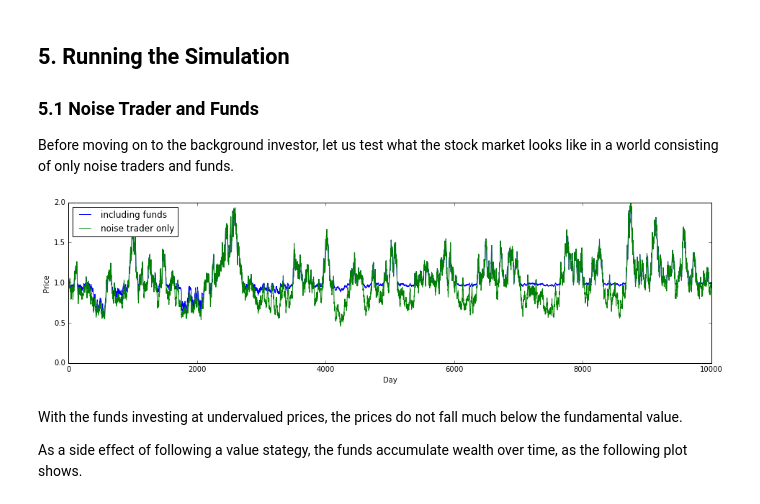
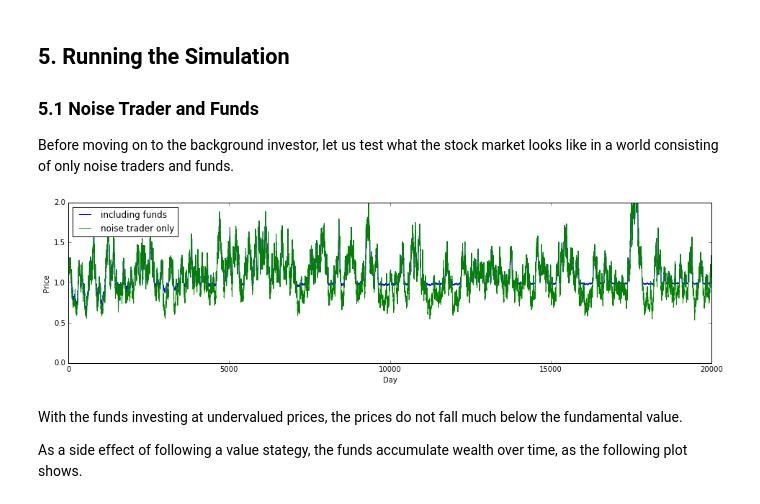
Before and after one commit to davidrpugh/sfi-complexity-mooc, a Jupyter notebook: notebooks/mathematical finance - leverage.ipynb, the cells around one changed output. Drawn from its saved outputs; the diff is of its cells as text; code cells hidden in the pictures.

```diff
--- a/notebooks/mathematical finance - leverage.ipynb
+++ b/notebooks/mathematical finance - leverage.ipynb
@@ -245,10 +245,10 @@ def plotResult(result, start=0, end=-1):
     plot.axis([start, end, 0, 2])
     plot.show()
 # %%
-fundResult = simulate(10000, Fund)
+fundResult = simulate(20000, Fund)
 plotResult(fundResult)
 # %% [output]
-[figure, old version]
+[figure, new version]
 # %% [markdown]
 With the funds investing at undervalued prices, the prices do not fall much below the fundamental value.
 
```
Also changed, not shown: parts of 5 cells of this notebook.
